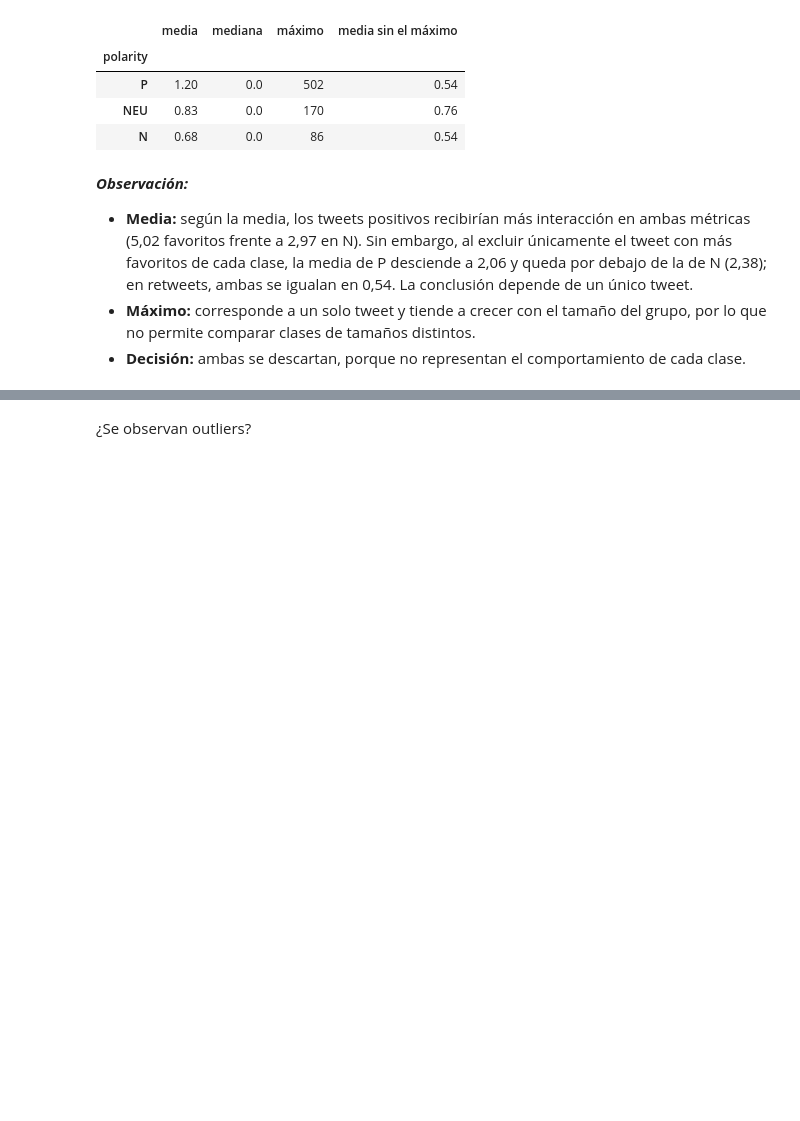
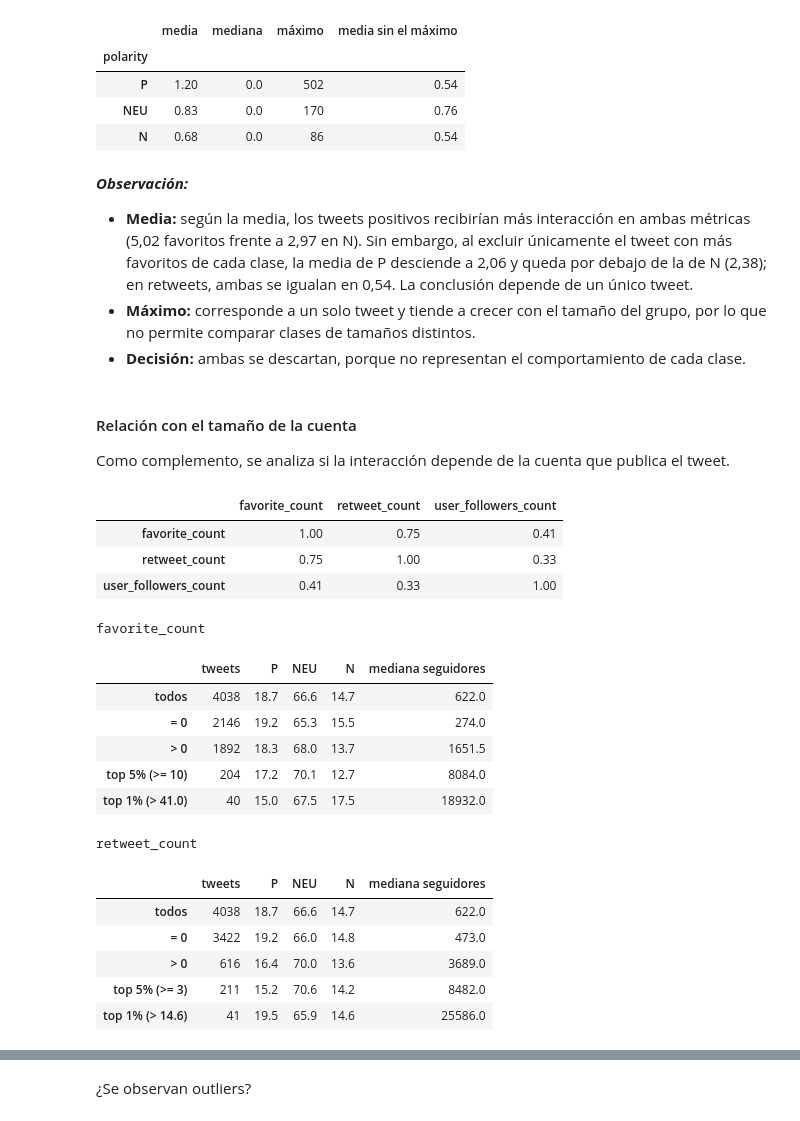
Before and after one commit to Barlita03/TP-CienciasDeDatos, a Jupyter notebook: TP1_CdD.ipynb, the cells around one changed output, grey strips where cells are left out. Saved outputs shown, nothing was run; the diff lists cells and outputs as text; code cells hidden in the pictures; blank space fills up the shorter version.

Commit message:
Agrega la relación entre la interacción y el tamaño de la cuenta

```diff
--- a/TP1_CdD.ipynb
+++ b/TP1_CdD.ipynb
@@ -277,3 +277,55 @@ retweet_count
 * **Media:** según la media, los tweets positivos recibirían más interacción en ambas métricas (5,02 favoritos frente a 2,97 en N). Sin embargo, al excluir únicamente el tweet con más favoritos de cada clase, la media de P desciende a 2,06 y queda por debajo de la de N (2,38); en retweets, ambas se igualan en 0,54. La conclusión depende de un único tweet.
 * **Máximo:** corresponde a un solo tweet y tiende a crecer con el tamaño del grupo, por lo que no permite comparar clases de tamaños distintos.
 * **Decisión:** ambas se descartan, porque no representan el comportamiento de cada clase.
+# %% [markdown]
+#### Relación con el tamaño de la cuenta
+
+Como complemento, se analiza si la interacción depende de la cuenta que publica el tweet.
+# %%
+# Correlación entre la interacción y los seguidores de la cuenta.
+# Se calcula sobre log1p, como en los gráficos de la distribución, para que los valores extremos no dominen el cálculo
+display(np.log1p(df[cols + ['user_followers_count']]).corr().round(2))
+# %% [output]
+|  | favorite_count | retweet_count | user_followers_count |
+| favorite_count | 1.00 | 0.75 | 0.41 |
+| retweet_count | 0.75 | 1.00 | 0.33 |
+| user_followers_count | 0.41 | 0.33 | 1.00 |
+# %%
+# Proporción de clases y mediana de seguidores según el nivel de interacción.
+# Se usan varios cortes porque cualquier umbral para definir un tweet "viral" es arbitrario (J-06)
+for col in cols:
+    p95, p99 = df[col].quantile([.95, .99])
+    grupos = {
+        'todos': df,
+        '= 0': df[df[col] == 0],
+        '> 0': df[df[col] > 0],
+        f'top 5% (>= {p95:.0f})': df[df[col] >= p95],
+        f'top 1% (> {p99:.1f})': df[df[col] > p99],
+    }
+    filas = []
+    for nombre, grupo in grupos.items():
+        proporcion = (grupo['polarity'].value_counts(normalize=True) * 100).round(1)
+        filas.append(pd.Series({
+            'tweets': len(grupo),
+            **proporcion.to_dict(),
+            'mediana seguidores': grupo['user_followers_count'].median(),
+        }, name=nombre))
+    resumen = pd.DataFrame(filas)[['tweets'] + orden + ['mediana seguidores']]
+
+    print(col)
+    display(resumen.astype({'tweets': int}))
+# %% [output]
+favorite_count
+|  | tweets | P | NEU | N | mediana seguidores |
+| todos | 4038 | 18.7 | 66.6 | 14.7 | 622.0 |
+| = 0 | 2146 | 19.2 | 65.3 | 15.5 | 274.0 |
+| > 0 | 1892 | 18.3 | 68.0 | 13.7 | 1651.5 |
+| top 5% (>= 10) | 204 | 17.2 | 70.1 | 12.7 | 8084.0 |
+| top 1% (> 41.0) | 40 | 15.0 | 67.5 | 17.5 | 18932.0 |
+retweet_count
+|  | tweets | P | NEU | N | mediana seguidores |
+| todos | 4038 | 18.7 | 66.6 | 14.7 | 622.0 |
+| = 0 | 3422 | 19.2 | 66.0 | 14.8 | 473.0 |
+| > 0 | 616 | 16.4 | 70.0 | 13.6 | 3689.0 |
+| top 5% (>= 3) | 211 | 15.2 | 70.6 | 14.2 | 8482.0 |
+| top 1% (> 14.6) | 41 | 19.5 | 65.9 | 14.6 | 25586.0 |
```
Also changed, not shown: parts of 4 cells of this notebook, 1 other file.
